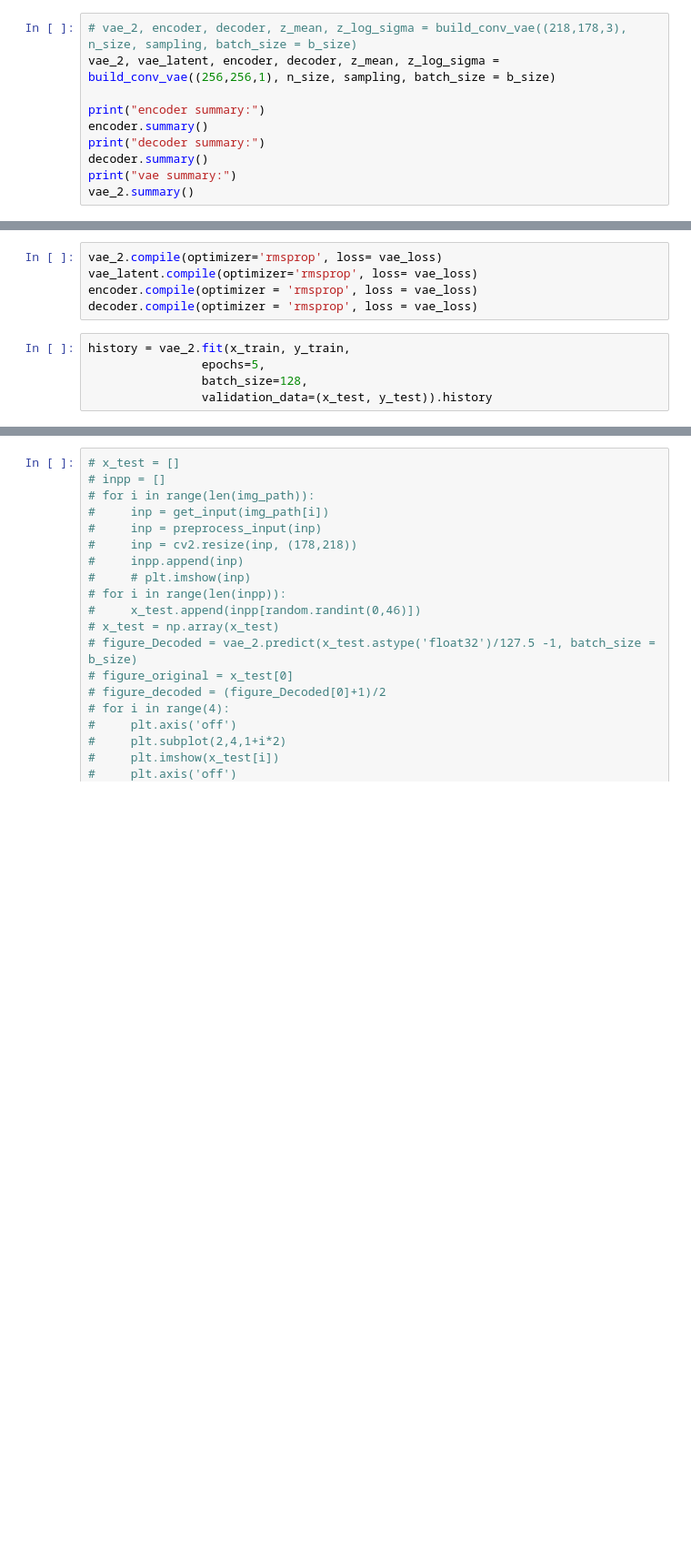
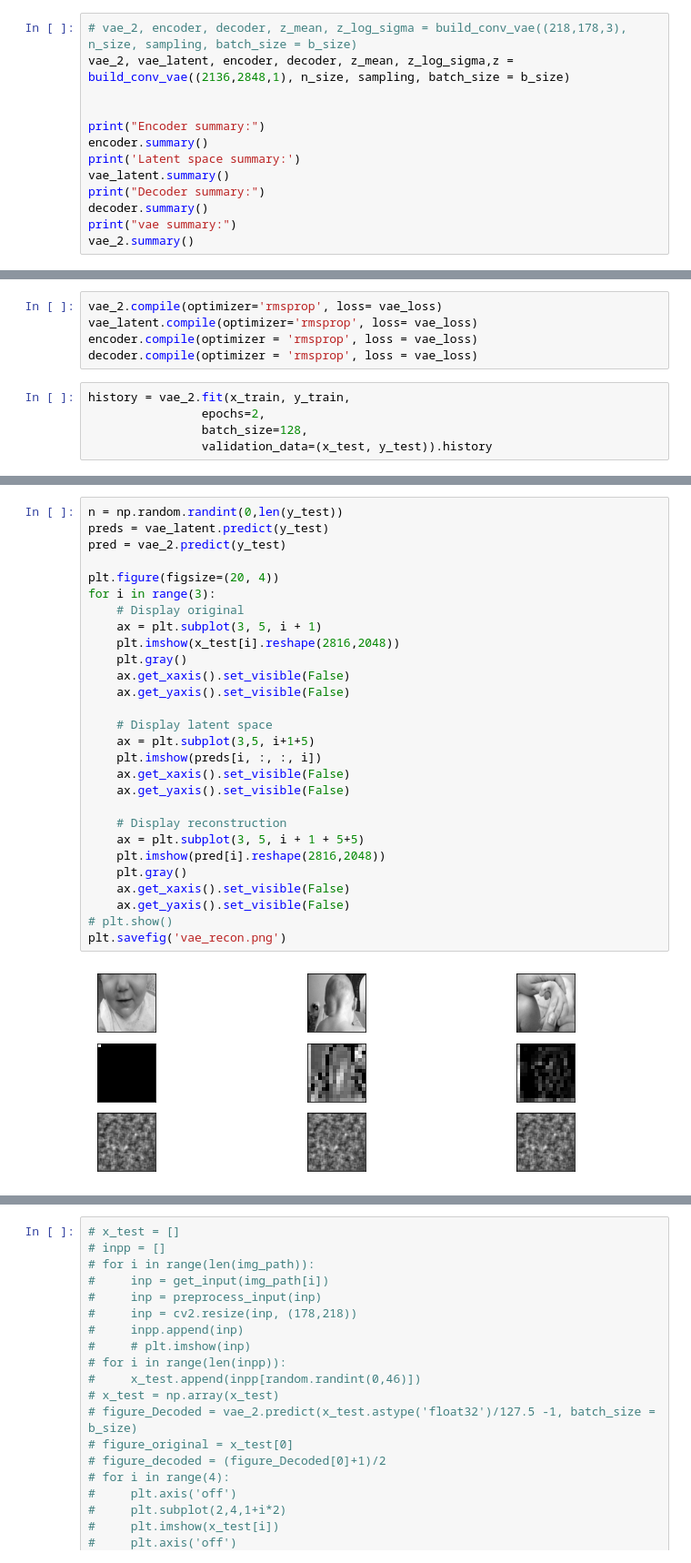
Before and after one commit to saaqib-m/autoencoder, a Jupyter notebook: initial_vae.ipynb, the cells around one changed output, grey strips where cells are left out. Shown at 91% size. Drawn from its saved outputs; the diff is of its cells as text; blank space fills up the shorter version.

```diff
--- a/initial_vae.ipynb
+++ b/initial_vae.ipynb
@@ -135,10 +140,13 @@ def build_conv_vae(input_shape, bottleneck_size, sampling, batch_size = 32):
 # %%
 # vae_2, encoder, decoder, z_mean, z_log_sigma = build_conv_vae((218,178,3), n_size, sampling, batch_size = b_size)
-vae_2, vae_latent, encoder, decoder, z_mean, z_log_sigma = build_conv_vae((256,256,1), n_size, sampling, batch_size = b_size)
+vae_2, vae_latent, encoder, decoder, z_mean, z_log_sigma,z = build_conv_vae((2136,2848,1), n_size, sampling, batch_size = b_size)
 
-print("encoder summary:")
+
+print("Encoder summary:")
 encoder.summary()
-print("decoder summary:")
+print('Latent space summary:')
+vae_latent.summary()
+print("Decoder summary:")
 decoder.summary()
 print("vae summary:")
 vae_2.summary()
@@ -160,6 +186,6 @@ encoder.compile(optimizer = 'rmsprop', loss = vae_loss)
 decoder.compile(optimizer = 'rmsprop', loss = vae_loss)
 # %%
 history = vae_2.fit(x_train, y_train,
-                epochs=5,
+                epochs=2,
                 batch_size=128,
                 validation_data=(x_test, y_test)).history
@@ -175,2 +210,32 @@ plt.show()
+# %%
+n = np.random.randint(0,len(y_test))
+preds = vae_latent.predict(y_test)
+pred = vae_2.predict(y_test)
+
+plt.figure(figsize=(20, 4))
+for i in range(3):
+    # Display original
+    ax = plt.subplot(3, 5, i + 1)
+    plt.imshow(x_test[i].reshape(2816,2048))
+    plt.gray()
+    ax.get_xaxis().set_visible(False)
+    ax.get_yaxis().set_visible(False)
+
+    # Display latent space
+    ax = plt.subplot(3,5, i+1+5)
+    plt.imshow(preds[i, :, :, i])
+    ax.get_xaxis().set_visible(False)
+    ax.get_yaxis().set_visible(False)
+
+    # Display reconstruction
+    ax = plt.subplot(3, 5, i + 1 + 5+5)
+    plt.imshow(pred[i].reshape(2816,2048))
+    plt.gray()
+    ax.get_xaxis().set_visible(False)
+    ax.get_yaxis().set_visible(False)
+# plt.show()
+plt.savefig('vae_recon.png')
+# %% [output]
+[figure, added]
 # %%
 
```
Also changed, not shown: parts of 10 cells of this notebook.
